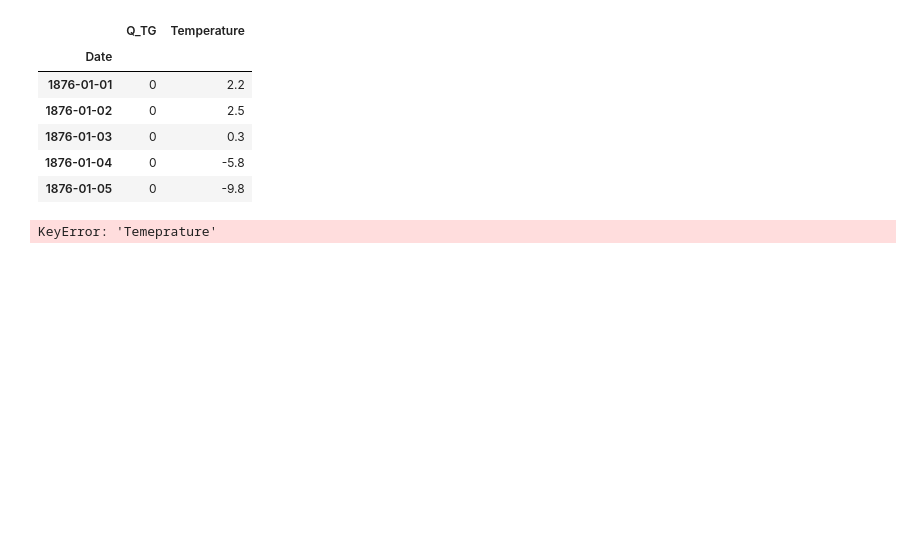
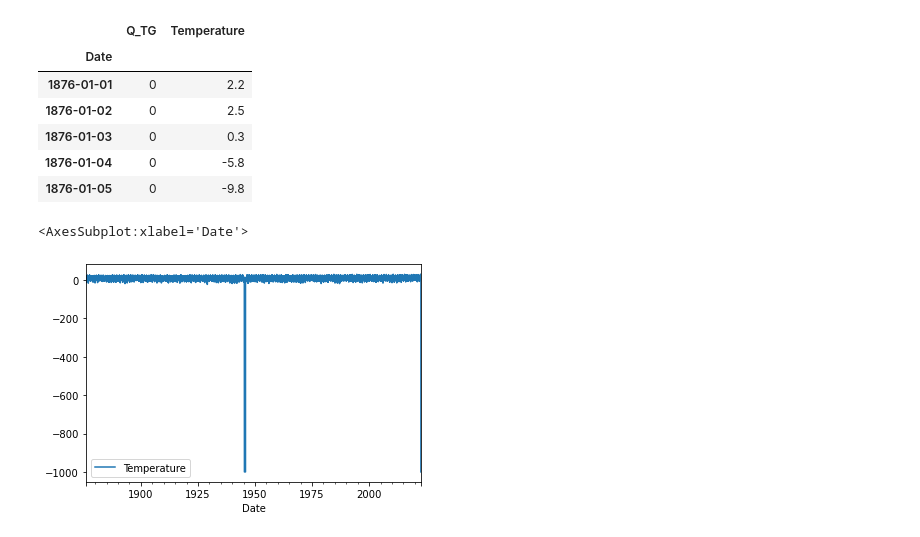
Before and after one commit to Melvin2306/code-lu-data-science, a Jupyter notebook: tasks/2.1 Climate Stripes.ipynb, the cells around one changed output. Saved outputs shown, nothing was run; the diff lists cells and outputs as text; code cells hidden in the pictures; blank space fills up the shorter version.

```diff
--- a/tasks/2.1 Climate Stripes.ipynb
+++ b/tasks/2.1 Climate Stripes.ipynb
@@ -135,7 +135,7 @@ df.head()
 | 1876-01-04 | 0 | -5.8 |
 | 1876-01-05 | 0 | -9.8 |
 # %%
-df.plot(y='Temeprature',color='blue')
-plt.show()
+df.plot(y='Temperature')
 # %% [output]
-KeyError: 'Temeprature'
+<AxesSubplot:xlabel='Date'>
+[figure, added]
```
Also changed, not shown: parts of 2 cells of this notebook.
